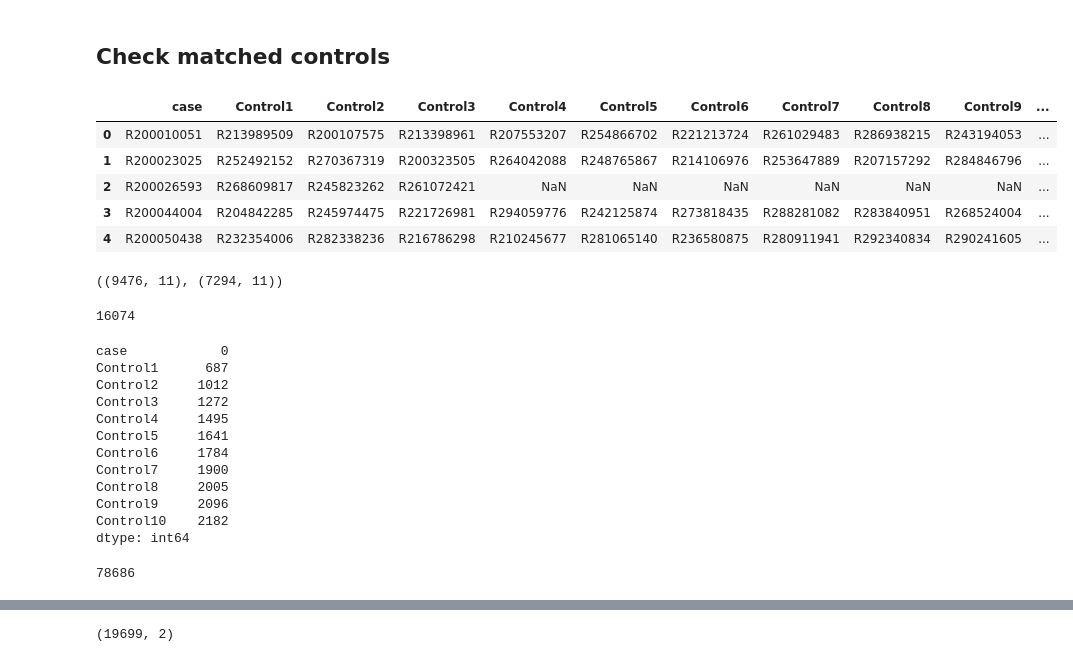
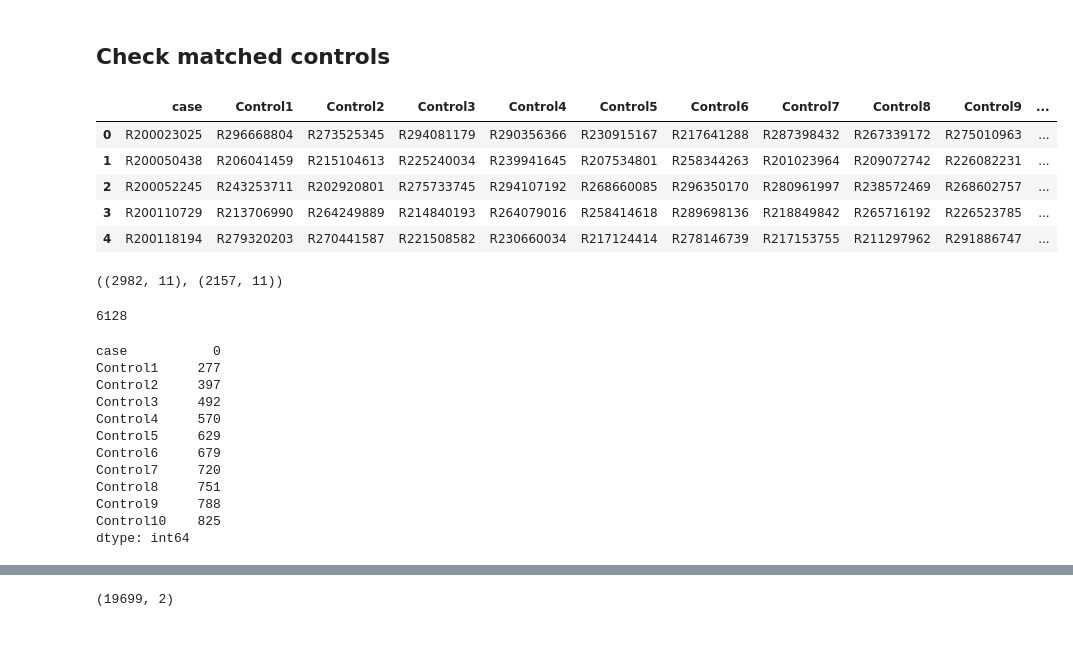
Before and after one commit to dayibian/PheWES, a Jupyter notebook: notebooks/hpp.ipynb, the cells around one changed output, grey strips where cells are left out. Saved outputs shown, nothing was run; the diff lists cells and outputs as text; code cells hidden in the pictures.

```diff
--- a/notebooks/hpp.ipynb
+++ b/notebooks/hpp.ipynb
@@ -146,41 +124,37 @@ KeyboardInterrupt:
 # %% [markdown]
 ## Check matched controls
 # %%
-case_control_pairs = pd.read_csv('../results/case_control_pairs_2.txt', sep='\t')
+case_control_pairs = pd.read_csv('../results/case_control_pairs_icd_count_5.txt', sep='\t')
 case_control_pairs.head()
 # %% [output]
 |  | case | Control1 | Control2 | Control3 | Control4 | Control5 | Control6 | Control7 | Control8 | Control9 | ... |
-| 0 | R200010051 | R213989509 | R200107575 | R213398961 | R207553207 | R254866702 | R221213724 | R261029483 | R286938215 | R243194053 | ... |
-| 1 | R200023025 | R252492152 | R270367319 | R200323505 | R264042088 | R248765867 | R214106976 | R253647889 | R207157292 | R284846796 | ... |
-| 2 | R200026593 | R268609817 | R245823262 | R261072421 | NaN | NaN | NaN | NaN | NaN | NaN | ... |
-| 3 | R200044004 | R204842285 | R245974475 | R221726981 | R294059776 | R242125874 | R273818435 | R288281082 | R283840951 | R268524004 | ... |
-| 4 | R200050438 | R232354006 | R282338236 | R216786298 | R210245677 | R281065140 | R236580875 | R280911941 | R292340834 | R290241605 | ... |
+| 0 | R200023025 | R296668804 | R273525345 | R294081179 | R290356366 | R230915167 | R217641288 | R287398432 | R267339172 | R275010963 | ... |
+| 1 | R200050438 | R206041459 | R215104613 | R225240034 | R239941645 | R207534801 | R258344263 | R201023964 | R209072742 | R226082231 | ... |
+| 2 | R200052245 | R243253711 | R202920801 | R275733745 | R294107192 | R268660085 | R296350170 | R280961997 | R238572469 | R268602757 | ... |
+| 3 | R200110729 | R213706990 | R264249889 | R214840193 | R264079016 | R258414618 | R289698136 | R218849842 | R265716192 | R226523785 | ... |
+| 4 | R200118194 | R279320203 | R270441587 | R221508582 | R230660034 | R217124414 | R278146739 | R217153755 | R211297962 | R291886747 | ... |
 # %%
 case_control_pairs.shape, case_control_pairs.dropna().shape
 # %% [output]
-((9476, 11), (7294, 11))
+((2982, 11), (2157, 11))
 # %%
 number_of_missing = case_control_pairs.isna().sum()
 # %%
 number_of_missing.sum()
 # %% [output]
-16074
+6128
 # %%
 number_of_missing
 # %% [output]
-case            0
-Control1      687
-Control2     1012
-Control3     1272
-Control4     1495
-Control5     1641
-Control6     1784
-Control7     1900
-Control8     2005
-Control9     2096
-Control10    2182
+case           0
+Control1     277
+Control2     397
+Control3     492
+Control4     570
+Control5     629
+Control6     679
+Control7     720
+Control8     751
+Control9     788
+Control10    825
 dtype: int64
-# %%
-94760-16074
-# %% [output]
-78686
```
Also changed, not shown: parts of 15 cells of this notebook, 8 other files.
